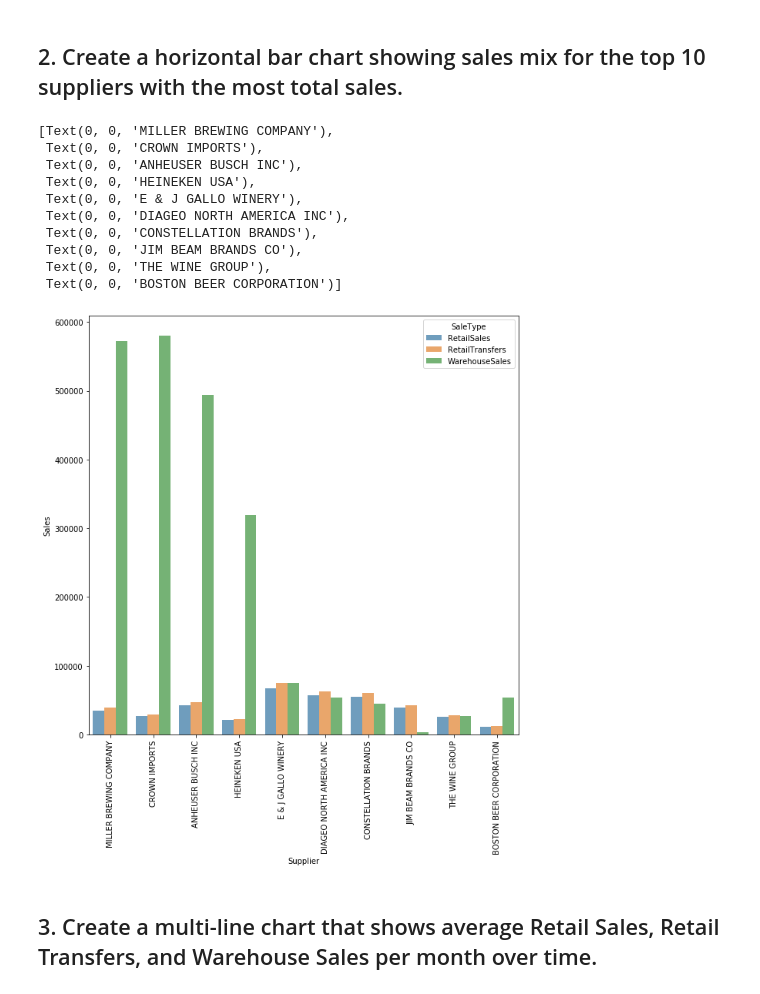
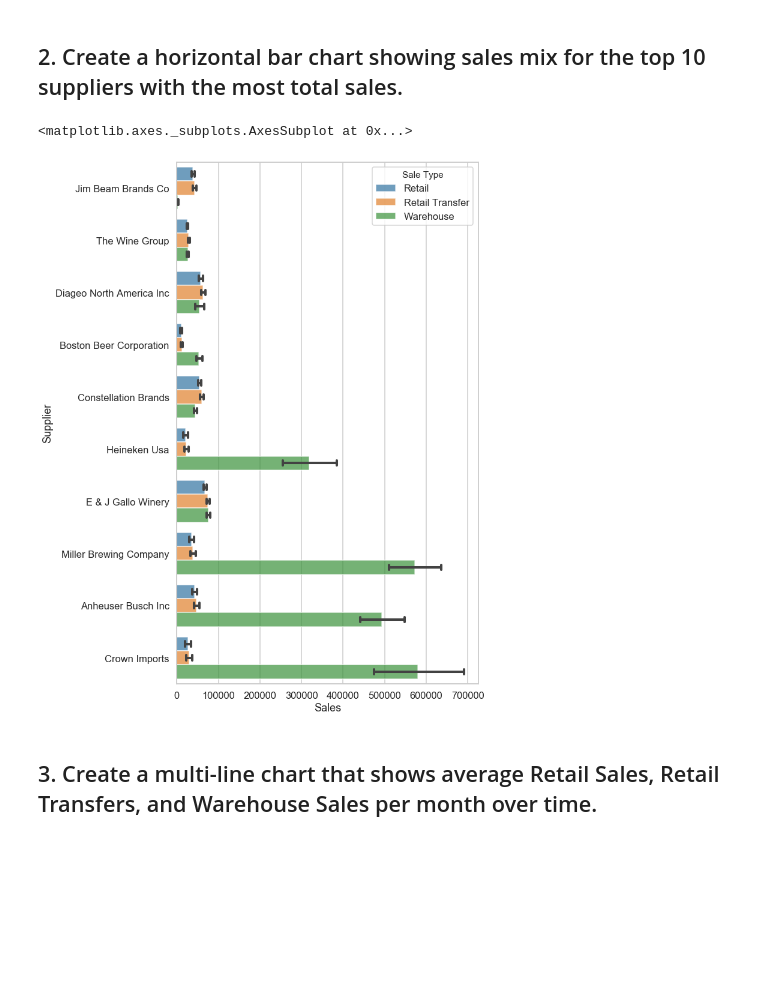
Before and after one commit to ironhack-datalabs/datamia0819, a Jupyter notebook: module-2/lab-plotting-multiple-data-series/your-code/main.ipynb, the cells around one changed output. Drawn from its saved outputs; the diff is of its cells as text; code cells hidden in the pictures; blank space fills up the shorter version.

```diff
--- a/module-2/lab-plotting-multiple-data-series/your-code/main.ipynb
+++ b/module-2/lab-plotting-multiple-data-series/your-code/main.ipynb
@@ -25,8 +25,12 @@ data.head()
 ## 1. Create a bar chart with bars for total Retail Sales, Retail Transfers, and Warehouse Sales by Item Type.
 # %%
 data['TotalSales'] = data['RetailSales'] + data['RetailTransfers'] + data['WarehouseSales']
+data['ItemType'] = data['ItemType'].str.title().str.replace('_', ' ')
 
-fig = plt.figure(figsize=(10, 10))
-sns.barplot(x = 'ItemType', y = 'TotalSales', data = data, capsize = .2, alpha = .7, estimator = np.sum)
+fig = plt.figure(figsize = (16, 9))
+sns.set_style('whitegrid')
+sns.set_context('talk')
+
+sns.barplot(x = 'ItemType', y = 'TotalSales', data = data, capsize = .1, alpha = .7, estimator = np.sum)
 # %% [output]
 <matplotlib.axes._subplots.AxesSubplot at 0x...>
@@ -34,23 +38,21 @@ sns.barplot(x = 'ItemType', y = 'TotalSales', data = data, capsize = .2, alpha =
 # %% [markdown]
 ## 2. Create a horizontal bar chart showing sales mix for the top 10 suppliers with the most total sales.
 # %%
-top10 = data.groupby('Supplier', as_index = False).agg('sum').sort_values(by = 'TotalSales', ascending = False).head(10)
-data2 = pd.melt(top10, id_vars = 'Supplier', value_vars = ['RetailSales', 'RetailTransfers', 'WarehouseSales']).rename(columns = {'variable': 'SaleType', 'value': 'Sales'})
+top10 = list(data.groupby('Supplier', as_index = False).agg('sum').sort_values(by = 'TotalSales', ascending = False).head(10)['Supplier'])
 
-fig = plt.figure(figsize=(10, 10))
-ax = sns.barplot(x = 'Supplier', y = 'Sales', hue = 'SaleType', data = data2, capsize = .2, alpha = .7)
-ax.set_xticklabels(ax.get_xticklabels(), rotation = 90)
+data2 = pd.melt(data.loc[data['Supplier'].isin(top10)], id_vars = 'Supplier', value_vars = ['RetailSales', 'RetailTransfers', 'WarehouseSales']).rename(columns = {'variable': 'Sale Type', 'value': 'Sales'})
+data2['Supplier'] = data2['Supplier'].str.title()
+data2.loc[data2['Sale Type'] == 'RetailSales', 'Sale Type'] = 'Retail'
+data2.loc[data2['Sale Type'] == 'RetailTransfers', 'Sale Type'] = 'Retail Transfer'
+data2.loc[data2['Sale Type'] == 'WarehouseSales', 'Sale Type'] = 'Warehouse'
+
+fig = plt.figure(figsize = (9, 16))
+sns.set_style('whitegrid')
+sns.set_context('talk')
+
+sns.barplot(x = 'Sales', y = 'Supplier', hue = 'Sale Type', capsize = .1, alpha = .7, estimator = np.sum, data = data2)
 # %% [output]
-[Text(0, 0, 'MILLER BREWING COMPANY'),
- Text(0, 0, 'CROWN IMPORTS'),
- Text(0, 0, 'ANHEUSER BUSCH INC'),
- Text(0, 0, 'HEINEKEN USA'),
- Text(0, 0, 'E & J GALLO WINERY'),
- Text(0, 0, 'DIAGEO NORTH AMERICA INC'),
- Text(0, 0, 'CONSTELLATION BRANDS'),
- Text(0, 0, 'JIM BEAM BRANDS CO'),
- Text(0, 0, 'THE WINE GROUP'),
- Text(0, 0, 'BOSTON BEER CORPORATION')]
+<matplotlib.axes._subplots.AxesSubplot at 0x...>
-[figure, old version]
+[figure, new version]
 # %% [markdown]
 ## 3. Create a multi-line chart that shows average Retail Sales, Retail Transfers, and Warehouse Sales per month over time.
```
Also changed, not shown: parts of 6 cells of this notebook.
